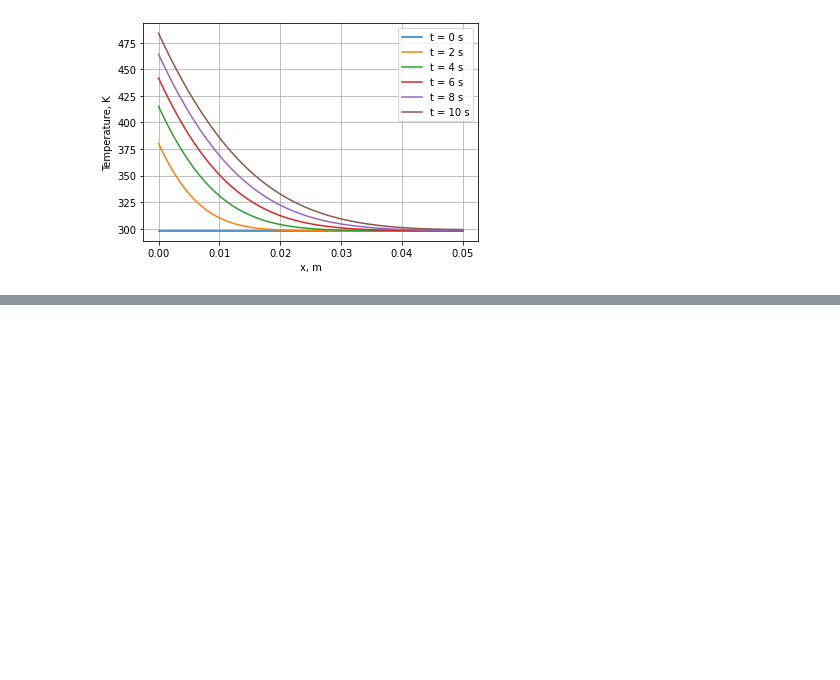
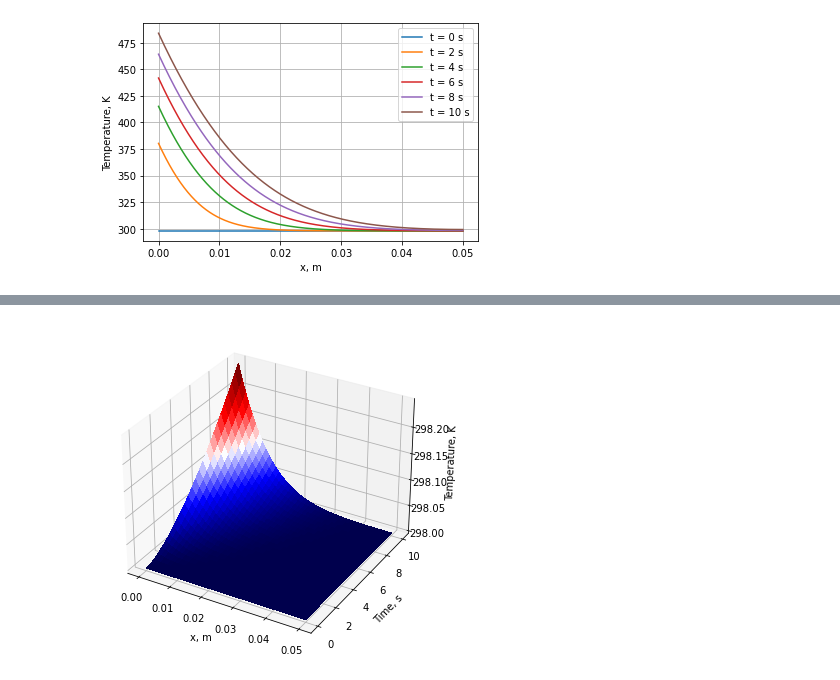
Before and after one commit to NelisW/heatConduction, a Jupyter notebook: 1D-heatflow.ipynb, the cells around one changed output, grey strips where cells are left out. Cells and saved outputs as stored; diff of their text form; code cells hidden in the pictures; blank space fills up the shorter version.

```diff
--- a/1D-heatflow.ipynb
+++ b/1D-heatflow.ipynb
@@ -116,0 +121,11 @@ pp.temperatureDistribution(T, times)
+# %%
+# Boundary conditions
+x0 = np.linspace(0,1500,int(paras['numberOfTimeStep']))
+valueX0 = x0
+valueXL = 0 * np.ones(x0.shape)
+paras['x=0 type'] = 'heatFlux'#'heatFlux' W/m2  or 'fixedTemperature' K
+paras['x=0 value'] = valueX0
+paras['x=L type'] = 'heatFlux'#'heatFlux' W/m2  or 'fixedTemperature' K
+paras['x=L value'] = valueXL
+
+print(paras)
@@ -116,0 +150,6 @@ pp.temperatureDistribution(T, times)
+# %%
+results, cache = hc.solve(paras)
+T = pp.preprocess(paras, results)
+pp.evolutionField(T)
+# %% [output]
+[figure, added]
```
Also changed, not shown: parts of 25 cells of this notebook, 4 other files.
